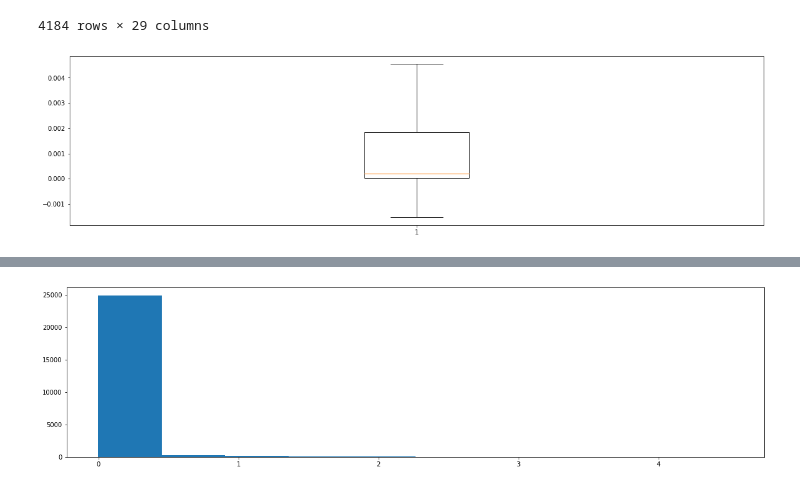
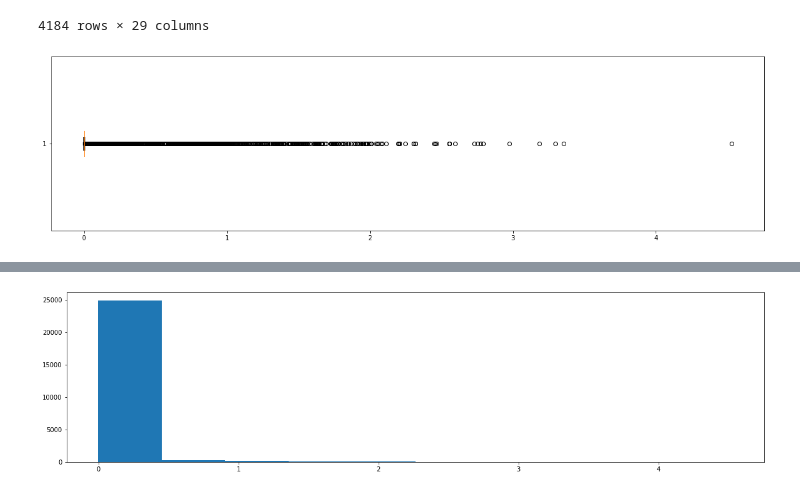
Before and after one commit to meganhfowler/CRISPR-Project, a Jupyter notebook: notebooks/Data Viz.ipynb, the cells around one changed output, grey strips where cells are left out. Cells and saved outputs as stored; diff of their text form; code cells hidden in the pictures.

```diff
--- a/notebooks/Data Viz.ipynb
+++ b/notebooks/Data Viz.ipynb
@@ -146,7 +146,7 @@ raw_data[raw_data["cleavage_freq"] < 1e-05]
 # %%
 activity = raw_data.cleavage_freq.dropna()
 fig = plt.figure(figsize = (20, 5))
-plt.boxplot(activity, showfliers=False)
+plt.boxplot(activity, showfliers=True, vert = False)
 plt.show()
 # %% [output]
-[figure, old version]
+[figure, new version]
```
Also changed, not shown: parts of 7 cells of this notebook, 25 other files.
